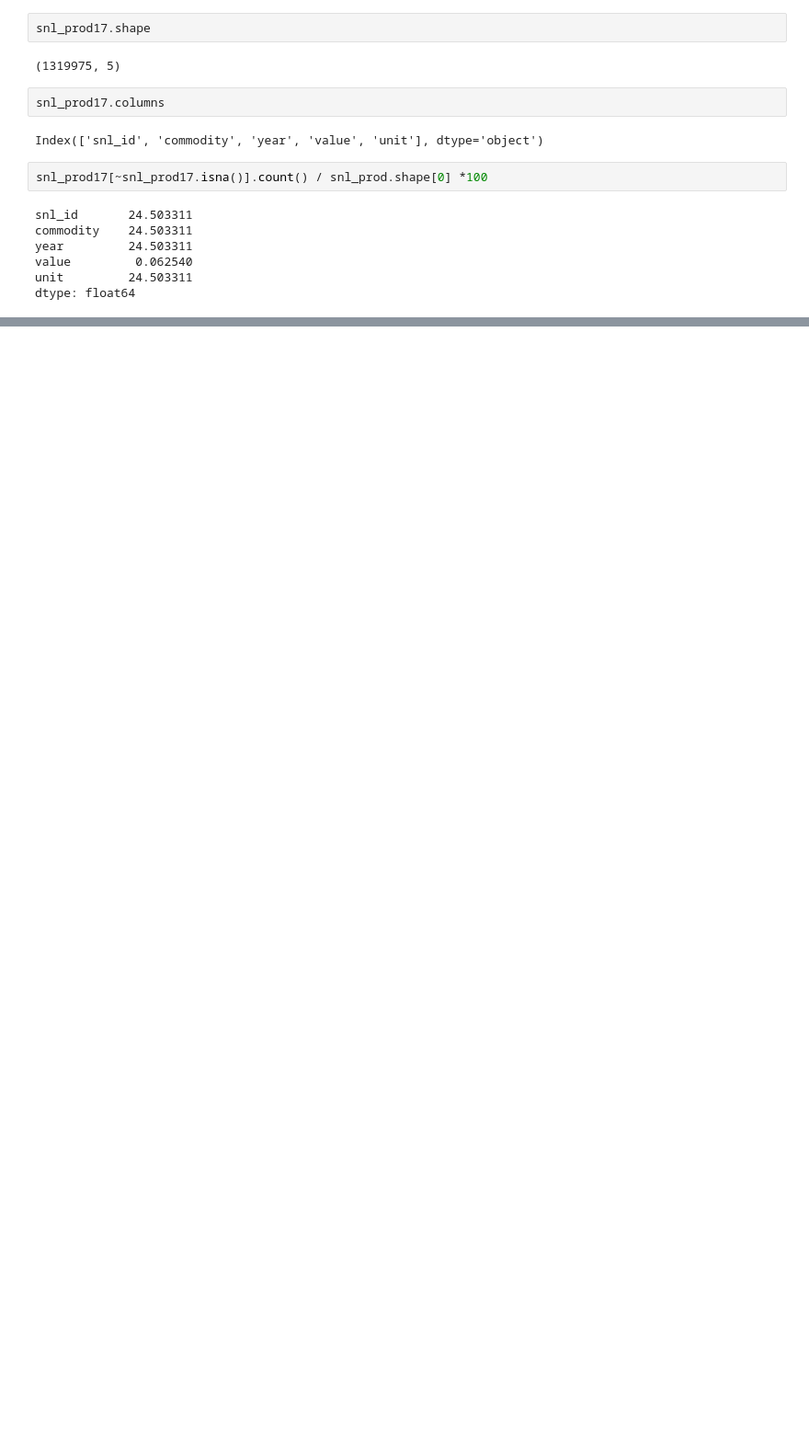
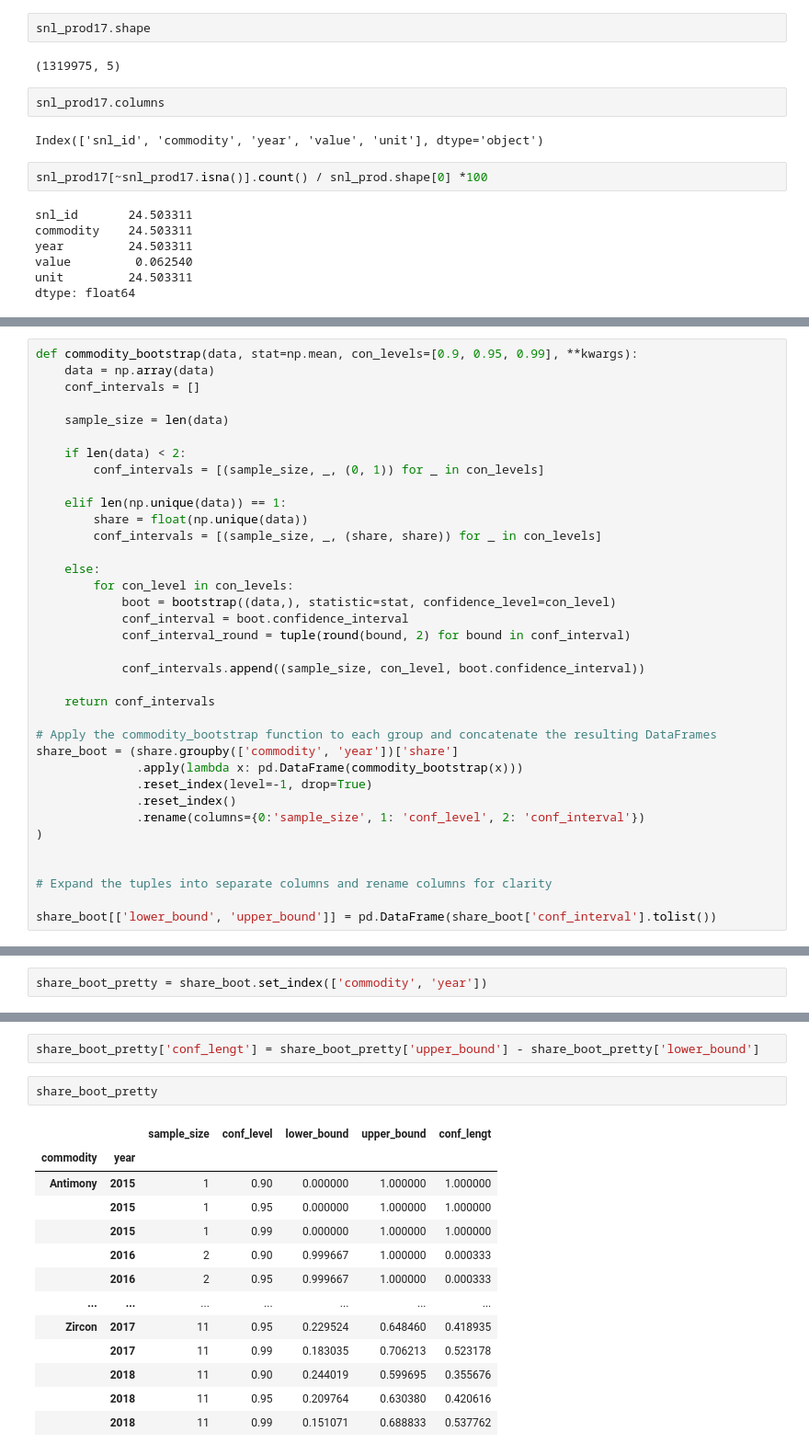
Before and after one commit to cbenitezavila/DCRM, a Jupyter notebook: snl_weight_confidence.ipynb, the cells around one changed output, grey strips where cells are left out. Shown at 92% size. Saved outputs shown, nothing was run; the diff lists cells and outputs as text; blank space fills up the shorter version.

```diff
--- a/snl_weight_confidence.ipynb
+++ b/snl_weight_confidence.ipynb
@@ -80,0 +382,36 @@ snl_prod17[snl_prod17.year.isna()].head()
+# %%
+def commodity_bootstrap(data, stat=np.mean, con_levels=[0.9, 0.95, 0.99], **kwargs):
+    data = np.array(data)
+    conf_intervals = []
+
+    sample_size = len(data)
+
+    if len(data) < 2:
+        conf_intervals = [(sample_size, _, (0, 1)) for _ in con_levels]
+
+    elif len(np.unique(data)) == 1:
+        share = float(np.unique(data))
+        conf_intervals = [(sample_size, _, (share, share)) for _ in con_levels]
+
+    else:
+        for con_level in con_levels:
+            boot = bootstrap((data,), statistic=stat, confidence_level=con_level)
+            conf_interval = boot.confidence_interval
+            conf_interval_round = tuple(round(bound, 2) for bound in conf_interval)
+
+            conf_intervals.append((sample_size, con_level, boot.confidence_interval))
+
+    return conf_intervals
+
+# Apply the commodity_bootstrap function to each group and concatenate the resulting DataFrames
+share_boot = (share.groupby(['commodity', 'year'])['share']
+              .apply(lambda x: pd.DataFrame(commodity_bootstrap(x)))
+              .reset_index(level=-1, drop=True)
+              .reset_index()
+              .rename(columns={0:'sample_size', 1: 'conf_level', 2: 'conf_interval'})
+)
+
+
+# Expand the tuples into separate columns and rename columns for clarity
+
+share_boot[['lower_bound', 'upper_bound']] = pd.DataFrame(share_boot['conf_interval'].tolist())
@@ -80,0 +434,2 @@ snl_prod17[snl_prod17.year.isna()].head()
+# %%
+share_boot_pretty = share_boot.set_index(['commodity', 'year'])
@@ -80,0 +453,18 @@ snl_prod17[snl_prod17.year.isna()].head()
+# %%
+share_boot_pretty['conf_lengt'] = share_boot_pretty['upper_bound'] - share_boot_pretty['lower_bound']
+# %%
+share_boot_pretty
+# %% [output]
+|  |  | sample_size | conf_level | lower_bound | upper_bound | conf_lengt |
+| commodity | year |  |  |  |  |  |
+| Antimony | 2015 | 1 | 0.90 | 0.000000 | 1.000000 | 1.000000 |
+|  | 2015 | 1 | 0.95 | 0.000000 | 1.000000 | 1.000000 |
+|  | 2015 | 1 | 0.99 | 0.000000 | 1.000000 | 1.000000 |
+|  | 2016 | 2 | 0.90 | 0.999667 | 1.000000 | 0.000333 |
+|  | 2016 | 2 | 0.95 | 0.999667 | 1.000000 | 0.000333 |
+| ... | ... | ... | ... | ... | ... | ... |
+| Zircon | 2017 | 11 | 0.95 | 0.229524 | 0.648460 | 0.418935 |
+|  | 2017 | 11 | 0.99 | 0.183035 | 0.706213 | 0.523178 |
+|  | 2018 | 11 | 0.90 | 0.244019 | 0.599695 | 0.355676 |
+|  | 2018 | 11 | 0.95 | 0.209764 | 0.630380 | 0.420616 |
+|  | 2018 | 11 | 0.99 | 0.151071 | 0.688833 | 0.537762 |
```
Also changed, not shown: parts of 44 cells of this notebook, 2 other files.
